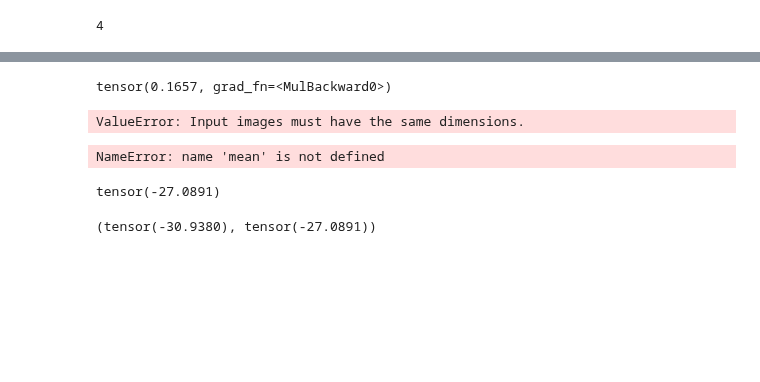
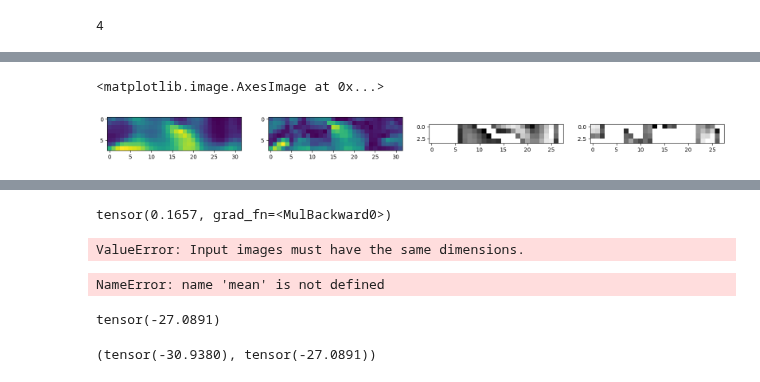
Before and after one commit to arihantjain124/HCP_SR, a Jupyter notebook: making loss function.ipynb, the cells around one changed output, grey strips where cells are left out. Drawn from its saved outputs; the diff is of its cells as text; code cells hidden in the pictures; blank space fills up the shorter version.

```diff
--- a/making loss function.ipynb
+++ b/making loss function.ipynb
@@ -246,0 +376,17 @@ tensor([[1.0000, 0.9852, 0.9794, 0.9633, 0.9824, 0.9640, 0.9836, 0.9681],
+# %%
+ch = 4
+patch = 0
+
+
+
+f, axis = plt.subplots(1, 4)
+f.set_figwidth(20)
+f.set_figheight(10)
+
+axis[0].imshow(pred_tensor.cpu().detach().numpy()[patch,:,:,0,ch])
+axis[1].imshow(hr_tensor.cpu().detach().numpy()[patch,:,:,0,ch])
+axis[2].imshow(pred_temp[patch,ch,:,:,0].detach().numpy(),cmap = 'gray')
+axis[3].imshow(hr_temp[patch,ch,:,:,0].detach().numpy(),cmap = 'gray')
+# %% [output]
+<matplotlib.image.AxesImage at 0x...>
+[figure, added]
```
Also changed, not shown: parts of 48 cells of this notebook, 12 other files.
